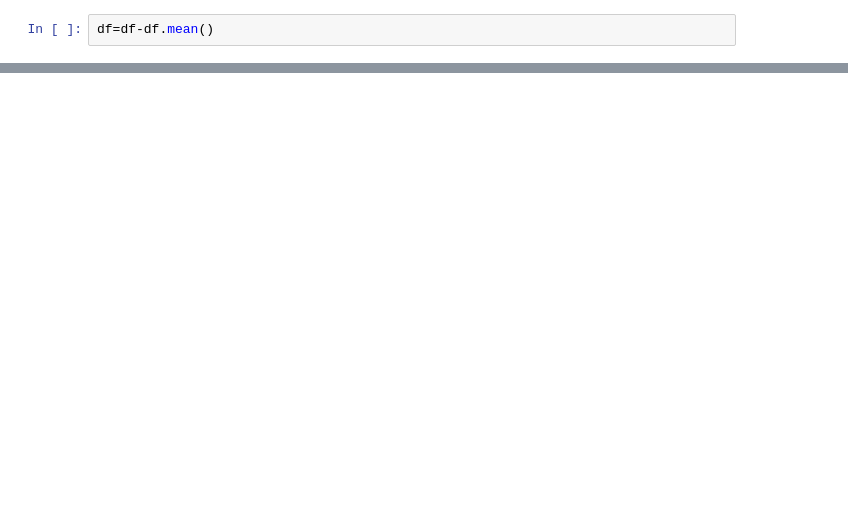
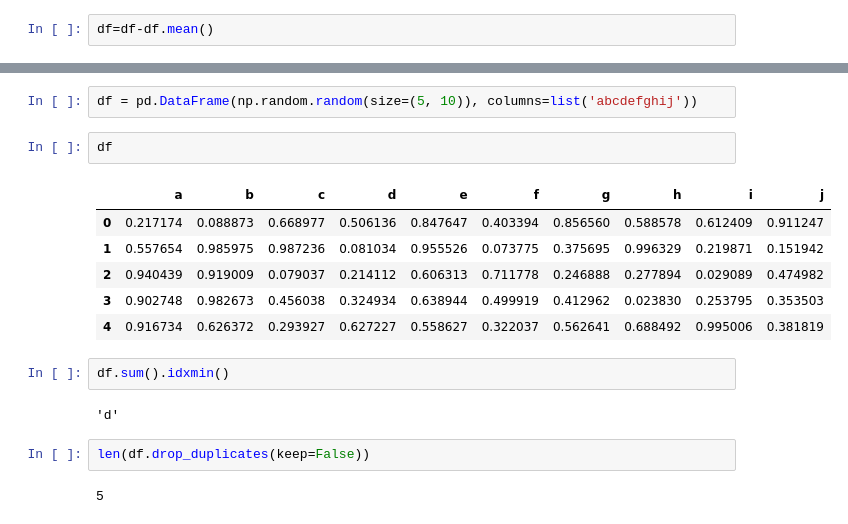
Before and after one commit to beepana/datascience, a Jupyter notebook: Day 12.ipynb, the cells around one changed output, grey strips where cells are left out. Saved outputs shown, nothing was run; the diff lists cells and outputs as text; blank space fills up the shorter version.

```diff
--- a/Day 12.ipynb
+++ b/Day 12.ipynb
@@ -440,0 +441,19 @@ df.sub(df.mean(axis=1), axis=0)
+# %%
+df = pd.DataFrame(np.random.random(size=(5, 10)), columns=list('abcdefghij'))
+# %%
+df
+# %% [output]
+|  | a | b | c | d | e | f | g | h | i | j |
+| 0 | 0.217174 | 0.088873 | 0.668977 | 0.506136 | 0.847647 | 0.403394 | 0.856560 | 0.588578 | 0.612409 | 0.911247 |
+| 1 | 0.557654 | 0.985975 | 0.987236 | 0.081034 | 0.955526 | 0.073775 | 0.375695 | 0.996329 | 0.219871 | 0.151942 |
+| 2 | 0.940439 | 0.919009 | 0.079037 | 0.214112 | 0.606313 | 0.711778 | 0.246888 | 0.277894 | 0.029089 | 0.474982 |
+| 3 | 0.902748 | 0.982673 | 0.456038 | 0.324934 | 0.638944 | 0.499919 | 0.412962 | 0.023830 | 0.253795 | 0.353503 |
+| 4 | 0.916734 | 0.626372 | 0.293927 | 0.627227 | 0.558627 | 0.322037 | 0.562641 | 0.688492 | 0.995006 | 0.381819 |
+# %%
+df.sum().idxmin()
+# %% [output]
+'d'
+# %%
+len(df.drop_duplicates(keep=False))
+# %% [output]
+5
```
Also changed, not shown: parts of 3 cells of this notebook, 1 other file.
